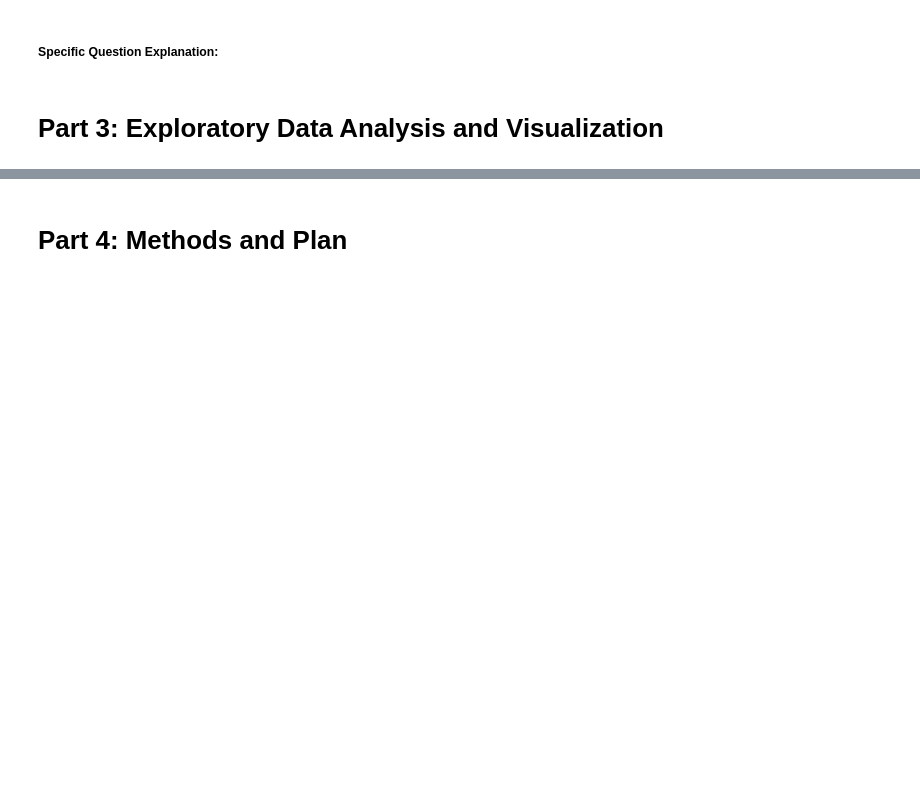
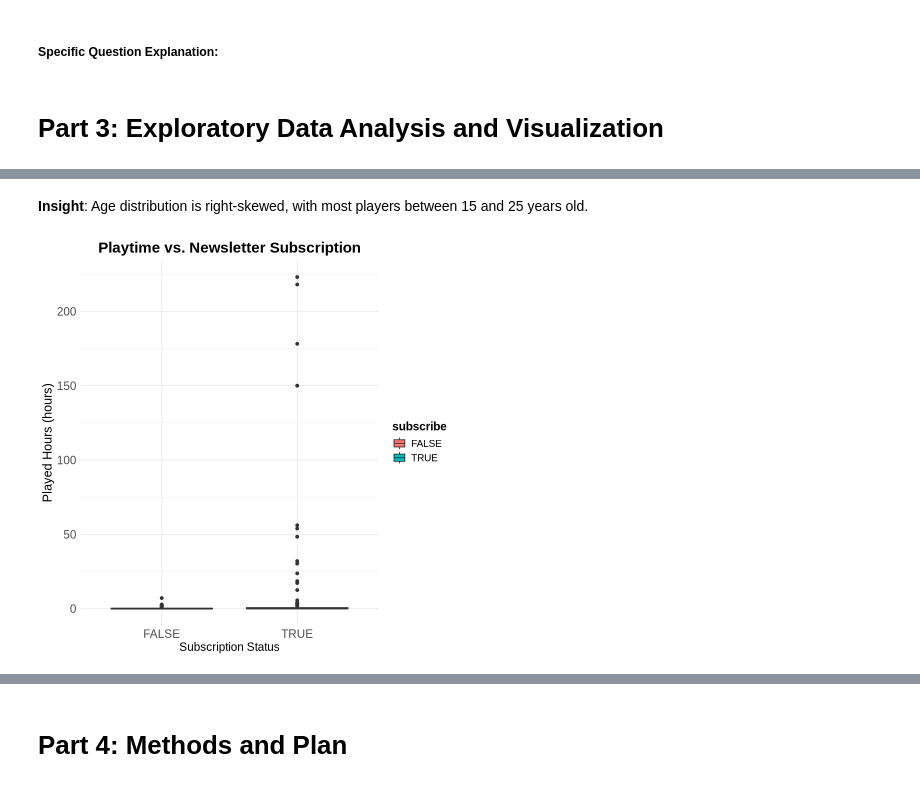
Before and after one commit to christineewuu/Individual-Project, a Jupyter notebook: Individual Project.ipynb, the cells around one changed output, grey strips where cells are left out. Saved outputs shown, nothing was run; the diff lists cells and outputs as text; code cells hidden in the pictures; blank space fills up the shorter version.

```diff
--- a/Individual Project.ipynb
+++ b/Individual Project.ipynb
@@ -97,0 +177,23 @@ Can demographic and gameplay-related features like `Age`, `gender`, `experience`
+# %% [markdown]
+**Insight**: Age distribution is right-skewed, with most players between 15 and 25 years old.
+# %%
+#Boxplot of Playtime and Subscription Status
+playtime_plot <- ggplot(players, aes(x = subscribe, y = played_hours, fill = subscribe)) +
+    geom_boxplot() +
+    labs(
+        title = "Playtime vs. Newsletter Subscription",
+        x = "Subscription Status",
+        y = "Played Hours (hours)"
+        ) +
+    theme_minimal() +
+    theme(
+        plot.title = element_text(size = 18, face = "bold", hjust = 0.5),
+        axis.title.x = element_text(size = 14),
+        axis.title.y = element_text(size = 15),
+        axis.text = element_text(size = 14),
+        legend.title = element_text(size = 14, face = "bold"),
+        legend.text = element_text(size = 12)
+        )
+playtime_plot
+# %% [output]
+[figure, added]
```
Also changed, not shown: parts of 12 cells of this notebook.
